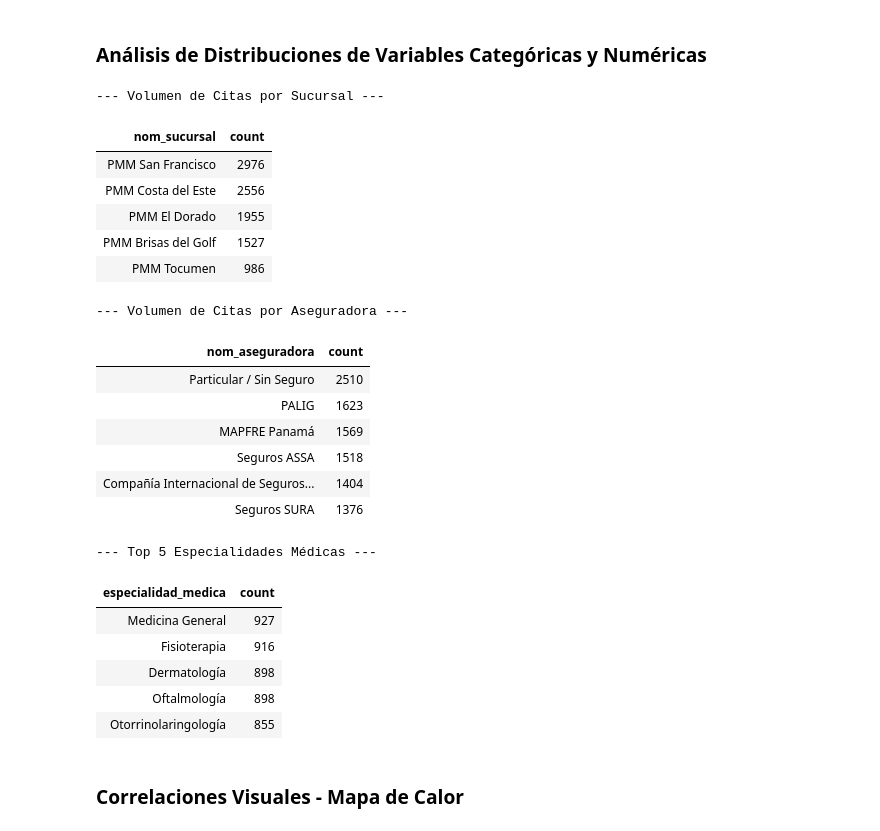
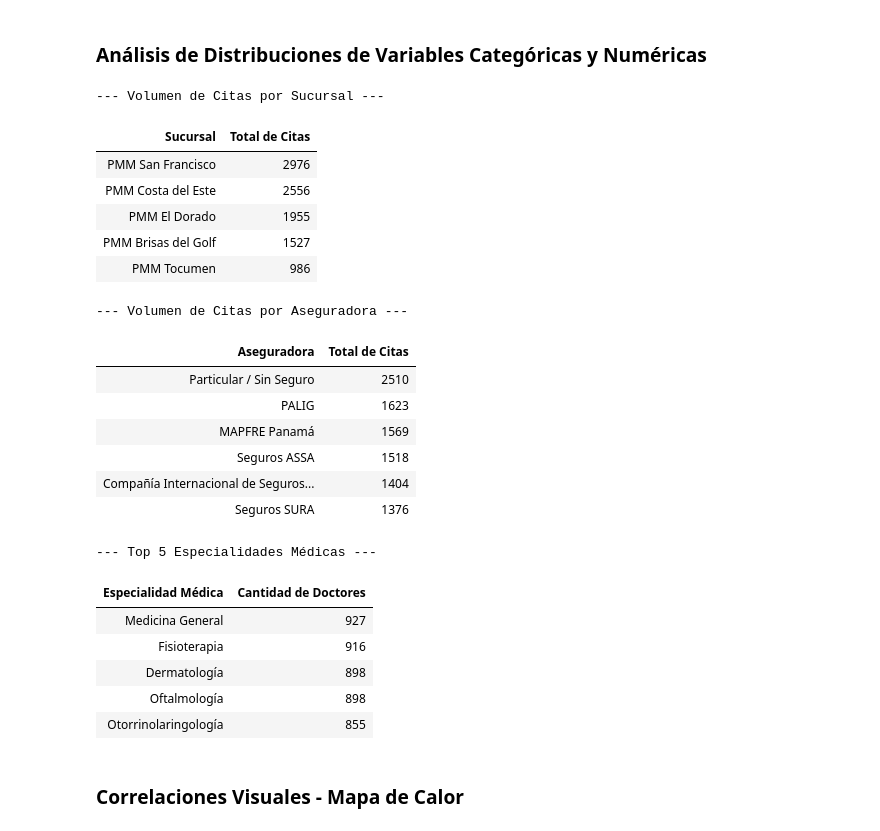
Before and after one commit to Akaru0/Panama-Metropolitan-Medical---Proyecto-Databricks, a Jupyter notebook: 03_analisis_exploratorio.ipynb, the cells around one changed output. Cells and saved outputs as stored; diff of their text form; code cells hidden in the pictures.

Commit message:
Nombre de columnas en análisis exploratorio
Cambié los nombres a nombres más descriptivos

```diff
--- a/03_analisis_exploratorio.ipynb
+++ b/03_analisis_exploratorio.ipynb
@@ -46,25 +46,35 @@ Total de registros para el EDA: 10000
 # %%
 # Distribución de citas por Sucursal
 print("--- Volumen de Citas por Sucursal ---")
-df_citas.groupBy("nom_sucursal").count().orderBy("count", ascending=False).display()
+
+df_citas.groupBy("nom_sucursal").count() \
+    .withColumnRenamed("nom_sucursal", "Sucursal") \
+    .withColumnRenamed("count", "Total de Citas") \
+    .orderBy("Total de Citas", ascending=False).display()
 
 # Distribución de citas por Aseguradora
 print("\n--- Volumen de Citas por Aseguradora ---")
-df_citas.groupBy("nom_aseguradora").count().orderBy("count", ascending=False).display()
+df_citas.groupBy("nom_aseguradora").count()\
+    .withColumnRenamed("nom_aseguradora", "Aseguradora") \
+    .withColumnRenamed("count", "Total de Citas") \
+    .orderBy("Total de Citas", ascending=False).display()
 
 # Top 5 de Especialidades Médicas con mayor demanda
 print("\n--- Top 5 Especialidades Médicas ---")
-df_citas.groupBy("especialidad_medica").count().orderBy("count", ascending=False).limit(5).display()
+df_citas.groupBy("especialidad_medica").count()\
+    .withColumnRenamed("especialidad_medica", "Especialidad Médica") \
+    .withColumnRenamed("count", "Cantidad de Doctores") \
+    .orderBy("Cantidad de Doctores", ascending=False).limit(5).display()
 # %% [output]
 --- Volumen de Citas por Sucursal ---
-| nom_sucursal | count |
+| Sucursal | Total de Citas |
 | PMM San Francisco | 2976 |
 | PMM Costa del Este | 2556 |
 | PMM El Dorado | 1955 |
 | PMM Brisas del Golf | 1527 |
 | PMM Tocumen | 986 |
 --- Volumen de Citas por Aseguradora ---
-| nom_aseguradora | count |
+| Aseguradora | Total de Citas |
 | Particular / Sin Seguro | 2510 |
 | PALIG | 1623 |
 | MAPFRE Panamá | 1569 |
@@ -72,7 +82,7 @@ df_citas.groupBy("especialidad_medica").count().orderBy("count", ascending=False
 | Compañía Internacional de Seguros... | 1404 |
 | Seguros SURA | 1376 |
 --- Top 5 Especialidades Médicas ---
-| especialidad_medica | count |
+| Especialidad Médica | Cantidad de Doctores |
 | Medicina General | 927 |
 | Fisioterapia | 916 |
 | Dermatología | 898 |
```
